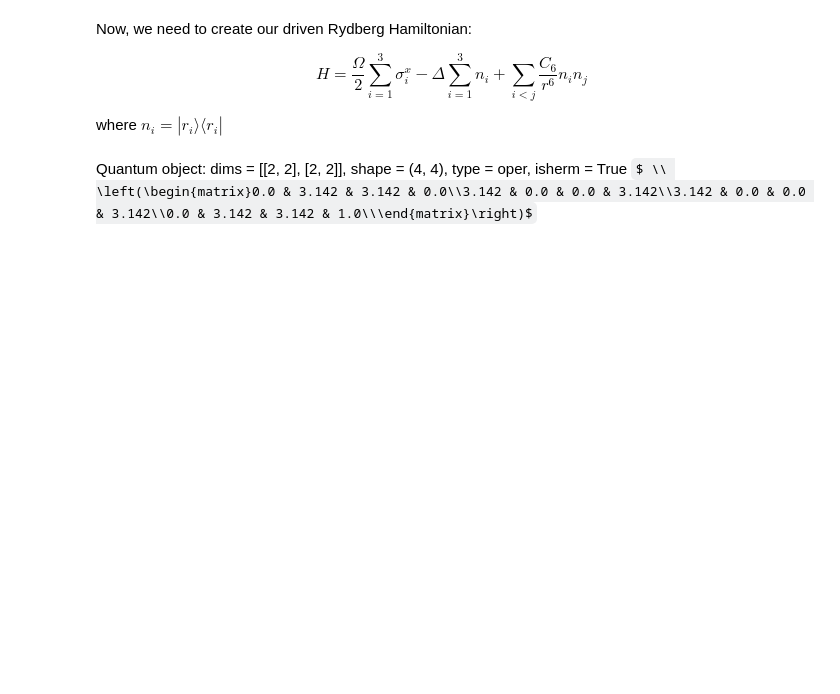
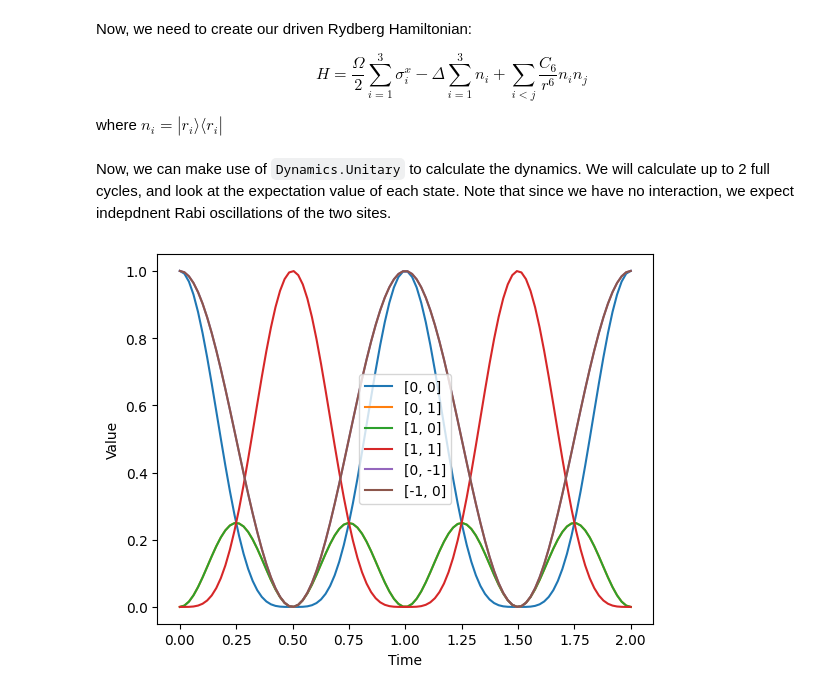
Before and after one commit to nacs-lab/qutip-nacs, a Jupyter notebook: lib/GroundRydbergDynamics.ipynb, the cells around one changed output. Drawn from its saved outputs; the diff is of its cells as text; code cells hidden in the pictures; some formulas as TeX source; blank space fills up the shorter version.

```diff
--- a/lib/GroundRydbergDynamics.ipynb
+++ b/lib/GroundRydbergDynamics.ipynb
@@ -15,20 +15,32 @@ $$ H = \frac{\Omega}{2}\sum_{i = 1}^3\sigma_i^x - \Delta \sum_{i=1}^3 n_i + \sum
 
 where $ n_i = |r_i\rangle\langle r_i | $
 # %%
-# Create the Rabi drive term and detuning term
+coords = [[0,0],[1,0]] # two sites, 1 unit apart
 omega = 2 * np.pi * 1
 delta = 0
-op = GSC.Operators.zero()
+C6 = 0
 
-for i in range(2):
-    op = op + omega / 2 * GSC.Operators.sigmax([i], [[0,1]]) - delta * GSC.Operators.proj(GSC.create_state_list([i],1)) # The delta multiplies a projector of state 1 on site i
+def CreateDrivenRydHamiltonian(coords, omega, delta, C6):
+    # Create the Rabi drive term and detuning term
+    H = GSC.Operators.zero()
 
-# Lastly we add the interaction term. Here we use an operator from the library.
-coords = [[0,0],[1,0]] # two sites, 1 unit apart
-C6 = 1
-states = 1 # The interacting state is state 1.
-op = op + GSC.Operators.PairInteraction(coords, C6, states)
+    for i in range(len(coords)):
+        H = H + omega / 2 * GSC.Operators.sigmax([i], [[0,1]]) - delta * GSC.Operators.proj(GSC.create_state_list([i],1)) # The delta multiplies a projector of state 1 on site i
+
+    # Lastly we add the interaction term. Here we use an operator from the library.
+    states = 1 # The interacting state is state 1.
+    H = H + GSC.Operators.PairInteraction(coords, C6, states)
+    return H
+
+H = CreateDrivenRydHamiltonian(coords, omega, delta, C6)
-# %%
-op
-# %% [output]
-Quantum object: dims = [[2, 2], [2, 2]], shape = (4, 4), type = oper, isherm = True $ \\ \left(\begin{matrix}0.0 & 3.142 & 3.142 & 0.0\\3.142 & 0.0 & 0.0 & 3.142\\3.142 & 0.0 & 0.0 & 3.142\\0.0 & 3.142 & 3.142 & 1.0\\\end{matrix}\right)$
+# %% [markdown]
+Now, we can make use of `Dynamics.Unitary` to calculate the dynamics. We will calculate up to 2 full cycles, and look at the expectation value of each state. Note that since we have no interaction, we expect indepdnent Rabi oscillations of the two sites.
+# %%
+init_state = GSC.States.specify([0,0]) # start in ground state
+tend = 2 * 2 * np.pi/omega
+npts = 100
+expects = [[0,0], [0,1], [1,0], [1,1], [0,-1], [-1,0]]# expectation values to calculate. Here, just projectors into each state. By default, a list is interpretted as a projector. You can also put in full fledged operators.
+bPlot = 1
+result = GSC.Dynamics.Unitary(H, init_state, tend, npts, expects, 1)
+# %% [output]
+[figure, added]
```
Also changed, not shown: parts of 8 cells of this notebook, 3 other files.
